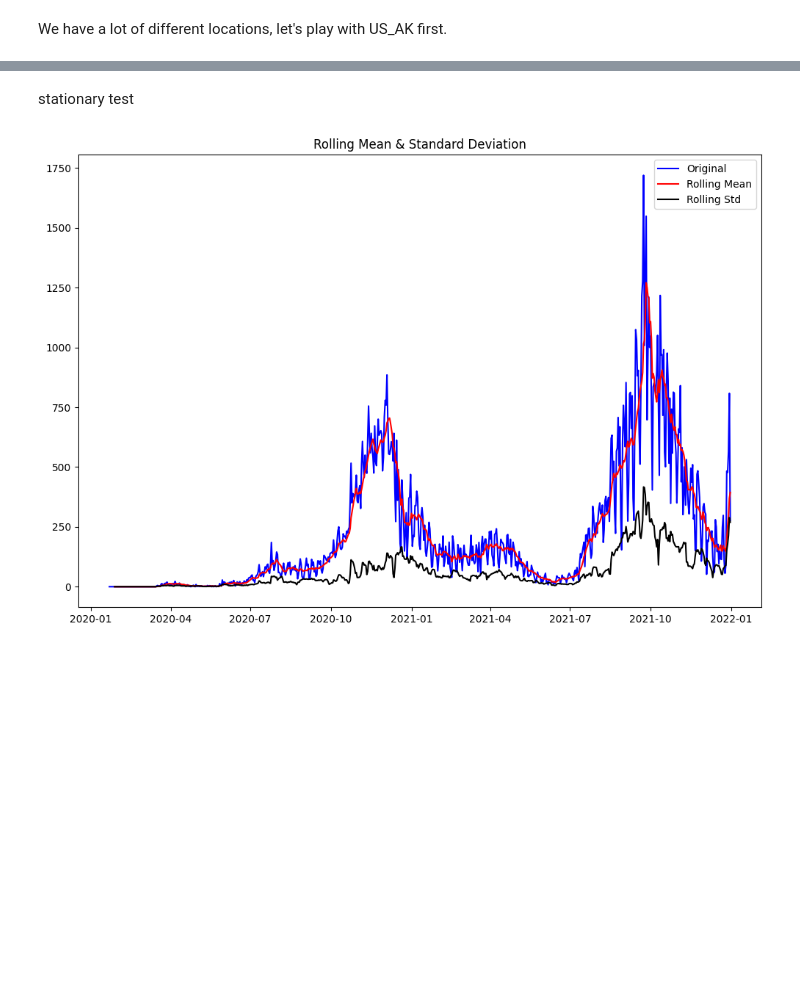
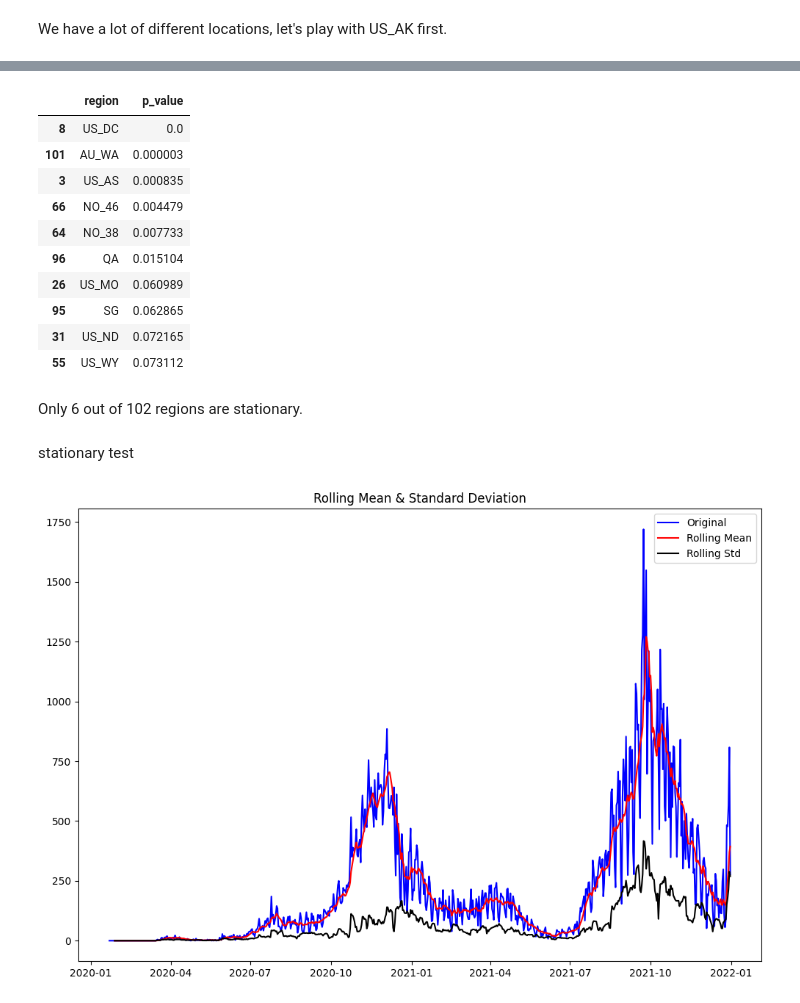
Before and after one commit to danlingzhou16/stat390, a Jupyter notebook: Danling_390_ARIMA.ipynb, the cells around one changed output, grey strips where cells are left out. Drawn from its saved outputs; the diff is of its cells as text; code cells hidden in the pictures; blank space fills up the shorter version.

```diff
--- a/Danling_390_ARIMA.ipynb
+++ b/Danling_390_ARIMA.ipynb
@@ -42,9 +65,30 @@ We have a lot of different locations, let's play with US_AK first.
+# %%
+for loc in train_sel_for_arima.location_key_x.unique():
+  stationary_df.loc[stationary_df.region == loc, 'p_value'] = adfuller(train_sel_for_arima.loc[train_sel_for_arima.location_key_x == loc,'new_confirmed'])[1]
+# %%
+stationary_df_sorted = stationary_df.sort_values('p_value')
+# %%
+stationary_df_sorted.head(10)
+# %% [output]
+|  | region | p_value |
+| 8 | US_DC | 0.0 |
+| 101 | AU_WA | 0.000003 |
+| 3 | US_AS | 0.000835 |
+| 66 | NO_46 | 0.004479 |
+| 64 | NO_38 | 0.007733 |
+| 96 | QA | 0.015104 |
+| 26 | US_MO | 0.060989 |
+| 95 | SG | 0.062865 |
+| 31 | US_ND | 0.072165 |
+| 55 | US_WY | 0.073112 |
+# %% [markdown]
+Only 6 out of 102 regions are stationary.
+# %% [markdown]
+stationary test
 # %%
 # try the model with one location
 AK_train = train_sel_for_arima.loc[train_sel_for_arima.location_key_x == 'US_AK','new_confirmed']
 AK_test = test_sel_for_arima.loc[test_sel_for_arima.location_key_x == 'US_AK','new_confirmed']
-# %% [markdown]
-stationary test
 # %%
 # stationary test
 # this code block is adapted from by https://www.kaggle.com/code/sumi25/understand-arima-and-tune-p-d-q
```
Also changed, not shown: parts of 3 cells of this notebook.
